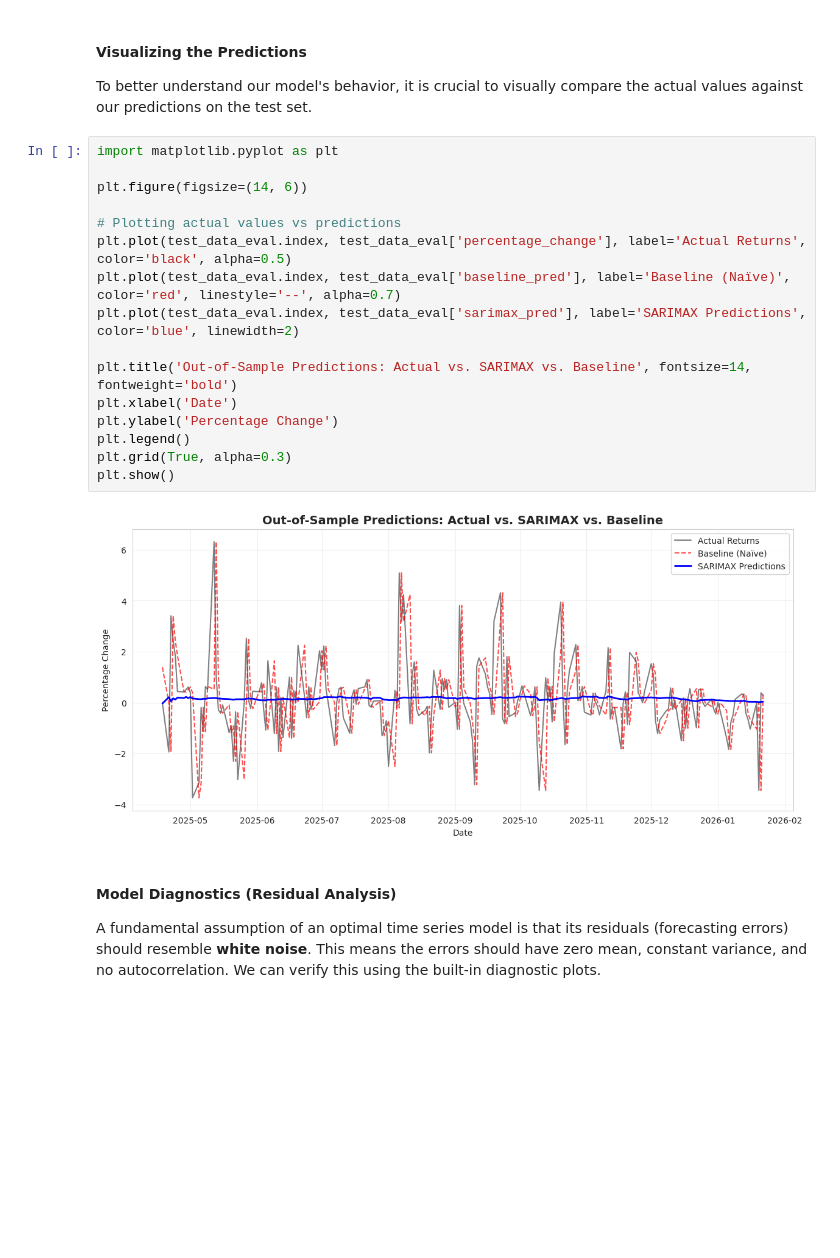
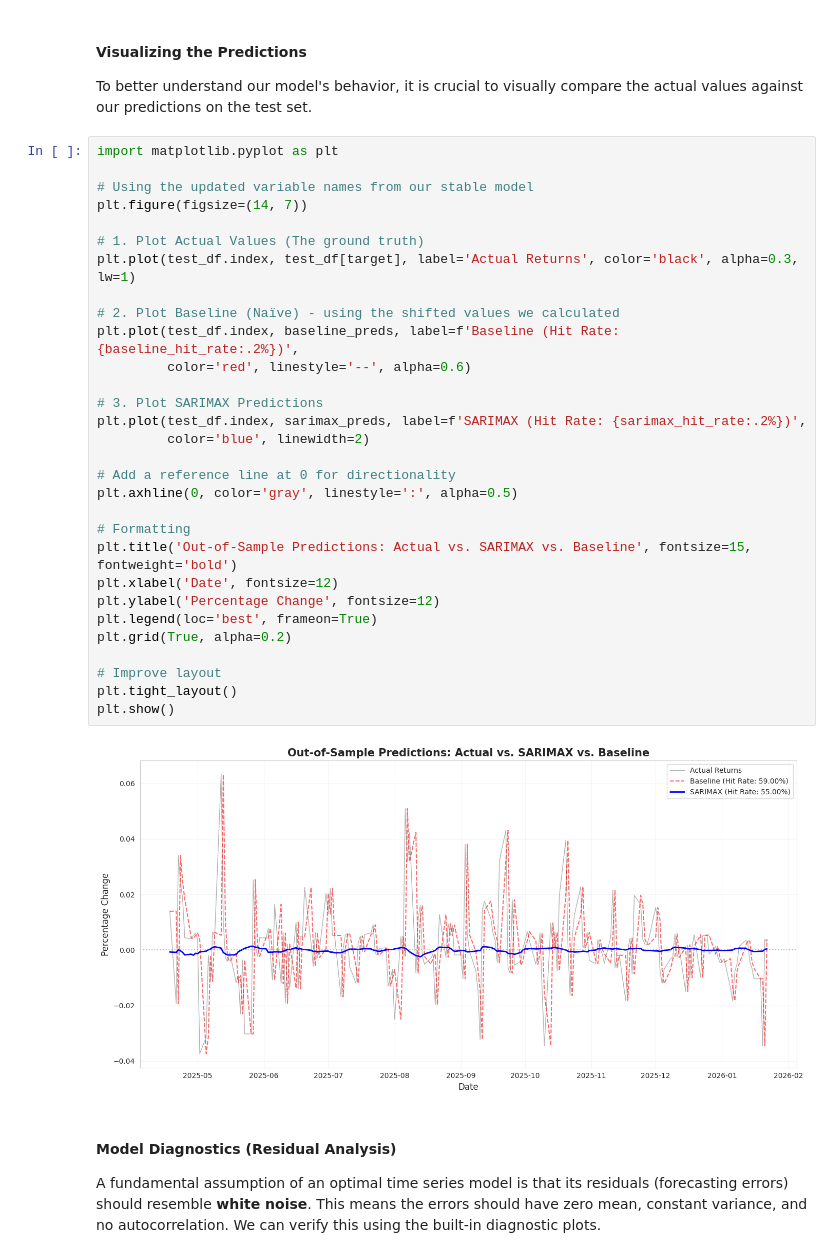
Before and after one commit to Gonzatorra/Advanced-ML-Project, a Jupyter notebook: Deliverable2/main.ipynb, the cells around one changed output. Saved outputs shown, nothing was run; the diff lists cells and outputs as text; blank space fills up the shorter version.

```diff
--- a/Deliverable2/main.ipynb
+++ b/Deliverable2/main.ipynb
@@ -833,21 +953,35 @@ To better understand our model's behavior, it is crucial to visually compare the
 # %%
 import matplotlib.pyplot as plt
 
-plt.figure(figsize=(14, 6))
+# Using the updated variable names from our stable model
+plt.figure(figsize=(14, 7))
 
-# Plotting actual values vs predictions
-plt.plot(test_data_eval.index, test_data_eval['percentage_change'], label='Actual Returns', color='black', alpha=0.5)
-plt.plot(test_data_eval.index, test_data_eval['baseline_pred'], label='Baseline (Naïve)', color='red', linestyle='--', alpha=0.7)
-plt.plot(test_data_eval.index, test_data_eval['sarimax_pred'], label='SARIMAX Predictions', color='blue', linewidth=2)
+# 1. Plot Actual Values (The ground truth)
+plt.plot(test_df.index, test_df[target], label='Actual Returns', color='black', alpha=0.3, lw=1)
 
-plt.title('Out-of-Sample Predictions: Actual vs. SARIMAX vs. Baseline', fontsize=14, fontweight='bold')
-plt.xlabel('Date')
-plt.ylabel('Percentage Change')
-plt.legend()
-plt.grid(True, alpha=0.3)
+# 2. Plot Baseline (Naïve) - using the shifted values we calculated
+plt.plot(test_df.index, baseline_preds, label=f'Baseline (Hit Rate: {baseline_hit_rate:.2%})',
+         color='red', linestyle='--', alpha=0.6)
+
+# 3. Plot SARIMAX Predictions
+plt.plot(test_df.index, sarimax_preds, label=f'SARIMAX (Hit Rate: {sarimax_hit_rate:.2%})',
+         color='blue', linewidth=2)
+
+# Add a reference line at 0 for directionality
+plt.axhline(0, color='gray', linestyle=':', alpha=0.5)
+
+# Formatting
+plt.title('Out-of-Sample Predictions: Actual vs. SARIMAX vs. Baseline', fontsize=15, fontweight='bold')
+plt.xlabel('Date', fontsize=12)
+plt.ylabel('Percentage Change', fontsize=12)
+plt.legend(loc='best', frameon=True)
+plt.grid(True, alpha=0.2)
+
+# Improve layout
+plt.tight_layout()
 plt.show()
 # %% [output]
-[figure, old version]
+[figure, new version]
 # %% [markdown]
 #### Model Diagnostics (Residual Analysis)
 
```
Also changed, not shown: parts of 14 cells of this notebook.
